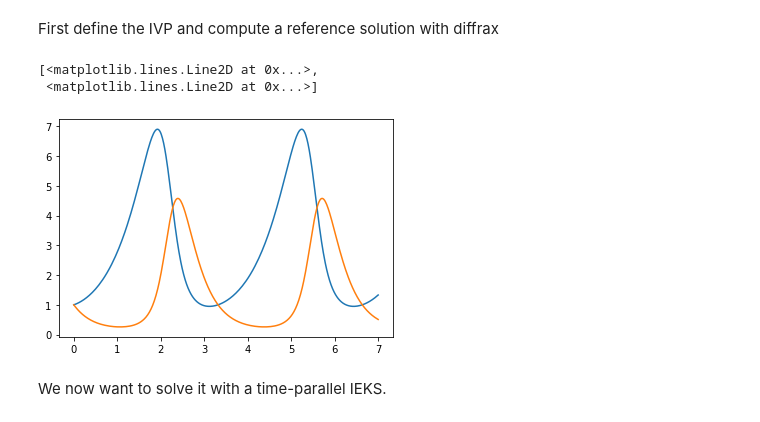
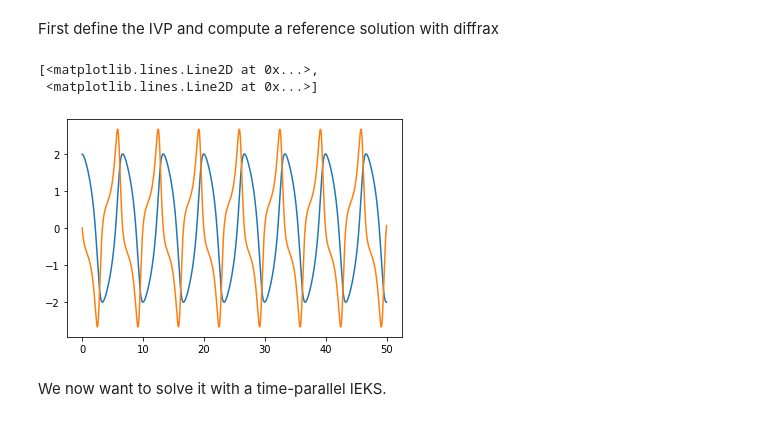
Before and after one commit to nathanaelbosch/parallel-in-time-ode-filters, a Jupyter notebook: notebooks/2022-05-11-ResidualGIF.ipynb, the cells around one changed output. Drawn from its saved outputs; the diff is of its cells as text; code cells hidden in the pictures.

```diff
--- a/notebooks/2022-05-11-ResidualGIF.ipynb
+++ b/notebooks/2022-05-11-ResidualGIF.ipynb
@@ -28,17 +28,18 @@ dt = 1e-2
 # %% [markdown]
 First define the IVP and compute a reference solution with diffrax
 # %%
-ivp = lotkavolterra()
+# ivp = lotkavolterra()
+ivp = tornadox.ivp.vanderpol_julia(stiffness_constant=1e0, tmax=50)
 #ylims = (-1, 9)
-ylims = (-1, 1)
+# ylims = (-1, 1)
 
 ts_true, ys_true, sol_true = solve_diffrax(ivp, rtol=1e-10, atol=1e-10)
 plt.plot(ts_true, ys_true)
 #plt.ylim(*ylims)
 # %% [output]
 [<matplotlib.lines.Line2D at 0x...>,
  <matplotlib.lines.Line2D at 0x...>]
-[figure, old version]
+[figure, new version]
 # %% [markdown]
 We now want to solve it with a time-parallel IEKS.
 # %% [markdown]
```
Also changed, not shown: parts of 11 cells of this notebook, 5 other files.
